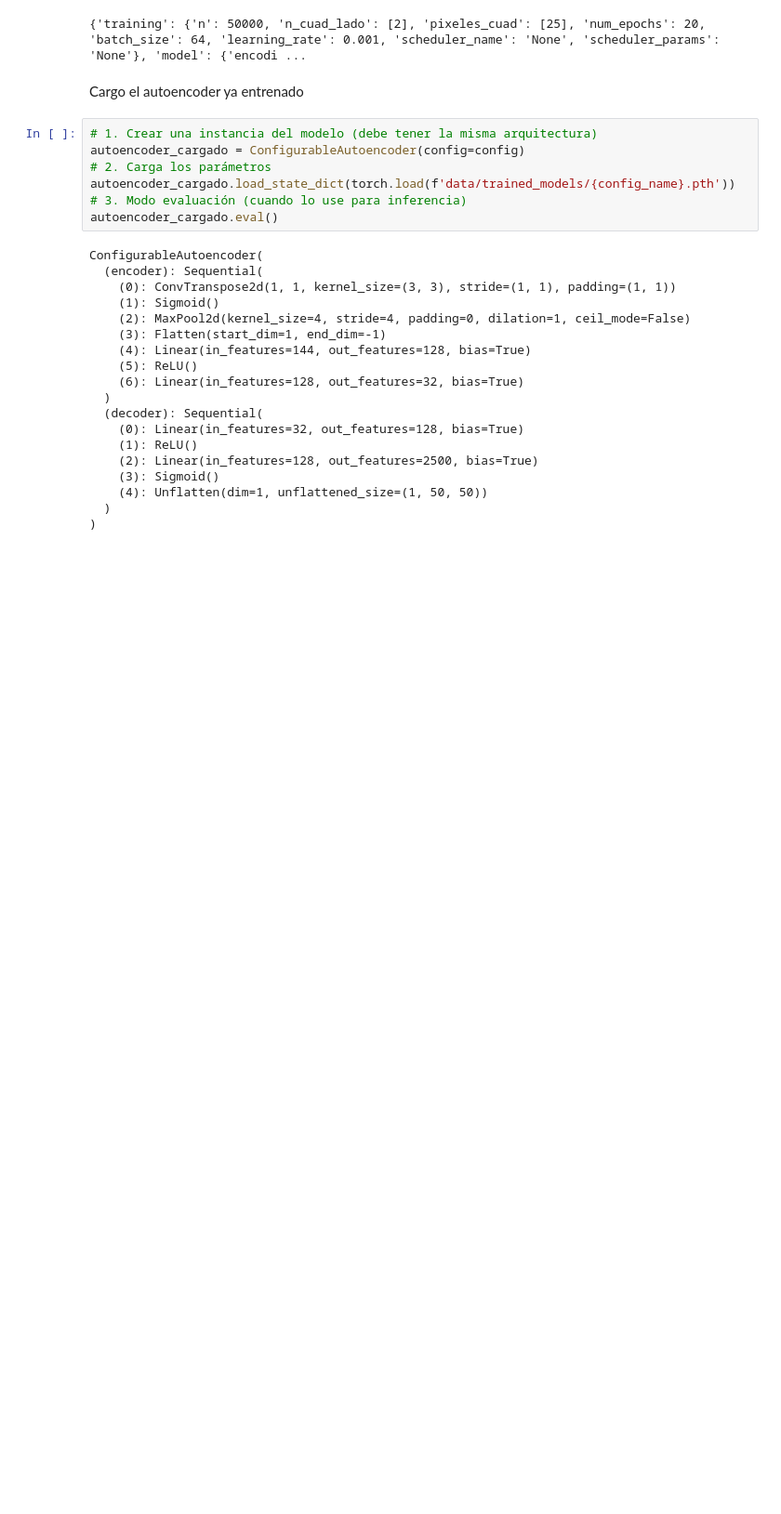
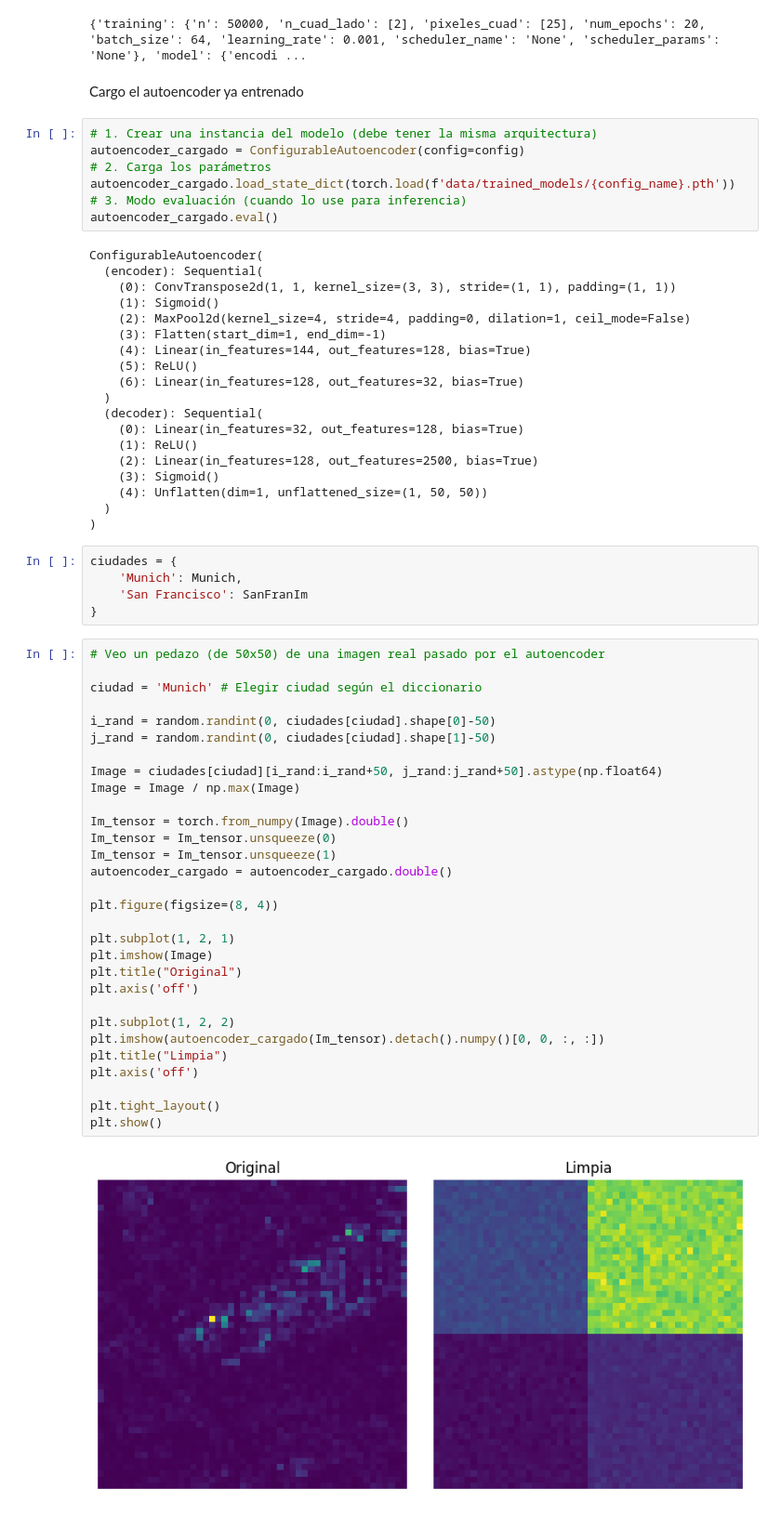
Before and after one commit to biancabalzarini/despeckling, a Jupyter notebook: notebooks/real_images.ipynb, the cells around one changed output. Shown at 93% size. Drawn from its saved outputs; the diff is of its cells as text; blank space fills up the shorter version.

Commit message:
paso el autoencoder por pedazos de imagenes reales + por imagenes sinteticas

```diff
--- a/notebooks/real_images.ipynb
+++ b/notebooks/real_images.ipynb
@@ -88,3 +90,40 @@ ConfigurableAutoencoder(
     (4): Unflatten(dim=1, unflattened_size=(1, 50, 50))
   )
 )
+# %%
+ciudades = {
+    'Munich': Munich,
+    'San Francisco': SanFranIm
+}
+# %%
+# Veo un pedazo (de 50x50) de una imagen real pasado por el autoencoder
+
+ciudad = 'Munich' # Elegir ciudad según el diccionario
+
+i_rand = random.randint(0, ciudades[ciudad].shape[0]-50)
+j_rand = random.randint(0, ciudades[ciudad].shape[1]-50)
+
+Image = ciudades[ciudad][i_rand:i_rand+50, j_rand:j_rand+50].astype(np.float64)
+Image = Image / np.max(Image)
+
+Im_tensor = torch.from_numpy(Image).double()
+Im_tensor = Im_tensor.unsqueeze(0)
+Im_tensor = Im_tensor.unsqueeze(1)
+autoencoder_cargado = autoencoder_cargado.double()
+
+plt.figure(figsize=(8, 4))
+
+plt.subplot(1, 2, 1)
+plt.imshow(Image)
+plt.title("Original")
+plt.axis('off')
+
+plt.subplot(1, 2, 2)
+plt.imshow(autoencoder_cargado(Im_tensor).detach().numpy()[0, 0, :, :])
+plt.title("Limpia")
+plt.axis('off')
+
+plt.tight_layout()
+plt.show()
+# %% [output]
+[figure, added]
```
Also changed, not shown: parts of 4 cells of this notebook, 1 other file.
